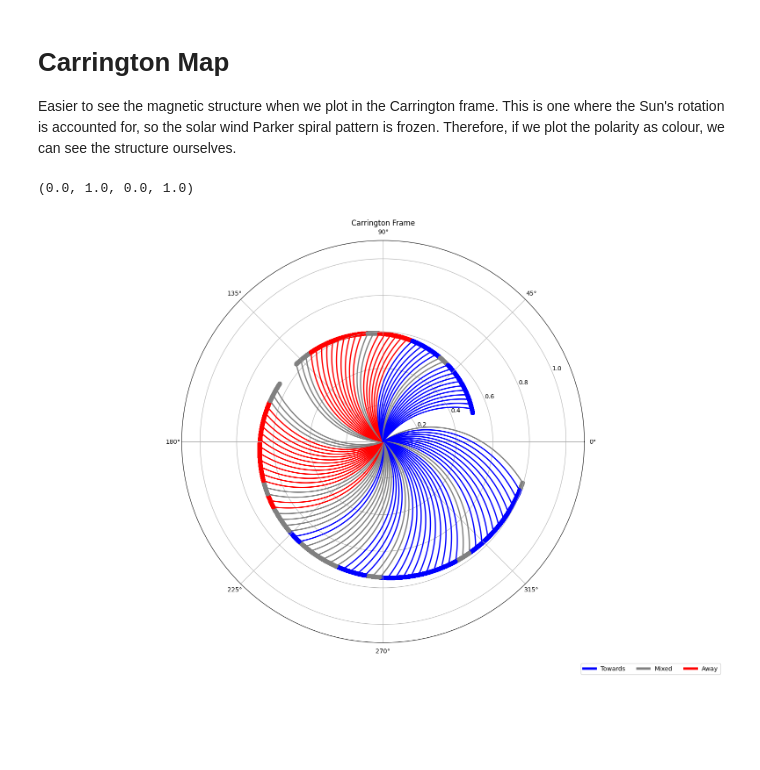
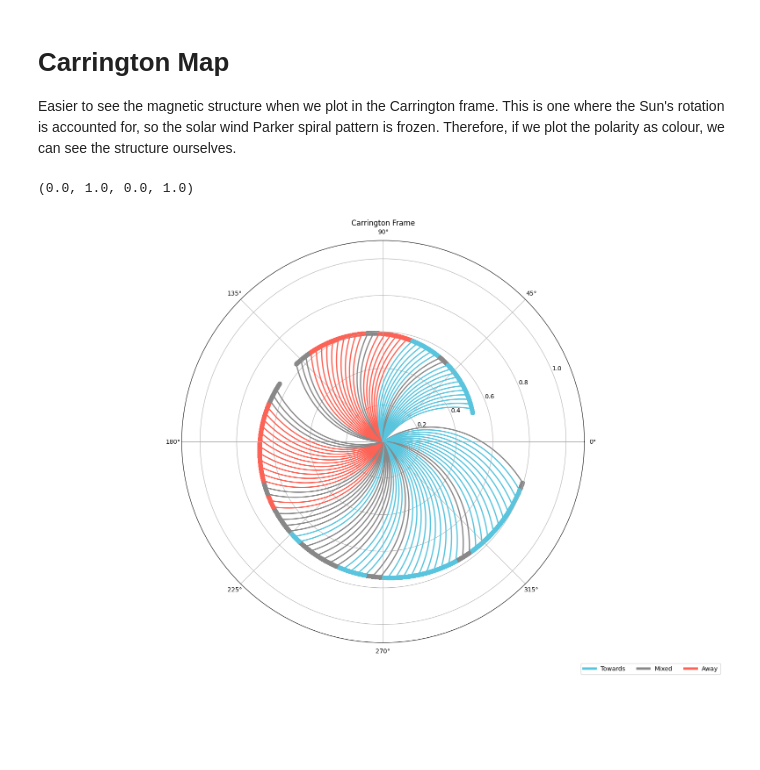
Before and after one commit to SolarOrbiterWorkshop/solo8_tutorials, a Jupyter notebook: MAG_tutorial/analysis.ipynb, the cells around one changed output. Cells and saved outputs as stored; diff of their text form; code cells hidden in the pictures.

```diff
--- a/MAG_tutorial/analysis.ipynb
+++ b/MAG_tutorial/analysis.ipynb
@@ -210,40 +210,40 @@ fig = plt.figure(figsize = (20,15))
 gs = fig.add_gridspec(5, 1)
 ax_polar = fig.add_subplot(gs[:-1, 0], projection = 'polar')
 cax = fig.add_subplot(gs[-1, 0])
 
 data[['polarity']] = data[['polarity']].fillna(0)
 cmap = None
 solo_c = data["polarity"].values.astype('object')
-solo_c[solo_c==1] = 'red'
-solo_c[solo_c==-1] = 'blue'
-solo_c[solo_c==0] = 'grey'
+solo_c[solo_c==1] = '#FC6255'
+solo_c[solo_c==-1] = '#58C4DD'
+solo_c[solo_c==0] = '#888888'
 
 
 # Carrington Frame
 cb = ax_polar.scatter(data["Carr_lon"] * np.pi/180, data['Radius'], c = solo_c)
 
 ax_polar.set_ylim(0, 1.1)
 ax_polar.set_title("Carrington Frame")
 
 #add parker spirals every 12 hours
 slice_every = 6*60
 for lon, radius, color in zip(data['Carr_lon'].values[::slice_every], data['Radius'].values[::slice_every], solo_c[::slice_every]):
     # make some radii to draw spiral with
     r = np.linspace(0,radius, 100)
     # work out a shift in longitude for each r
     omega = (14.713 * np.pi / 180.0) / (24 * 3600)
     spiral_lon = lon*np.pi/180 + ((radius - r)*1.5e8 * omega / (400))
     ax_polar.plot(spiral_lon, r, color = color, lw = 2)
 
 from matplotlib.lines import Line2D
-custom_lines = [Line2D([0], [0], color='blue', lw=4, label = 'Towards'),
-            Line2D([0], [0], color='grey', lw=4, label = 'Mixed'),
-            Line2D([0], [0], color='red', lw=4, label = 'Away')]
+custom_lines = [Line2D([0], [0], color='#58C4DD', lw=4, label = 'Towards'),
+            Line2D([0], [0], color='#888888', lw=4, label = 'Mixed'),
+            Line2D([0], [0], color='#FC6255', lw=4, label = 'Away')]
 cax.legend(handles=custom_lines, ncol=3)
 cax.axis('off')
 # %% [output]
 (0.0, 1.0, 0.0, 1.0)
-[figure, old version]
+[figure, new version]
 # %% [markdown]
 <center>
 <img src="parker_spiral.gif" height="400"/>
```
